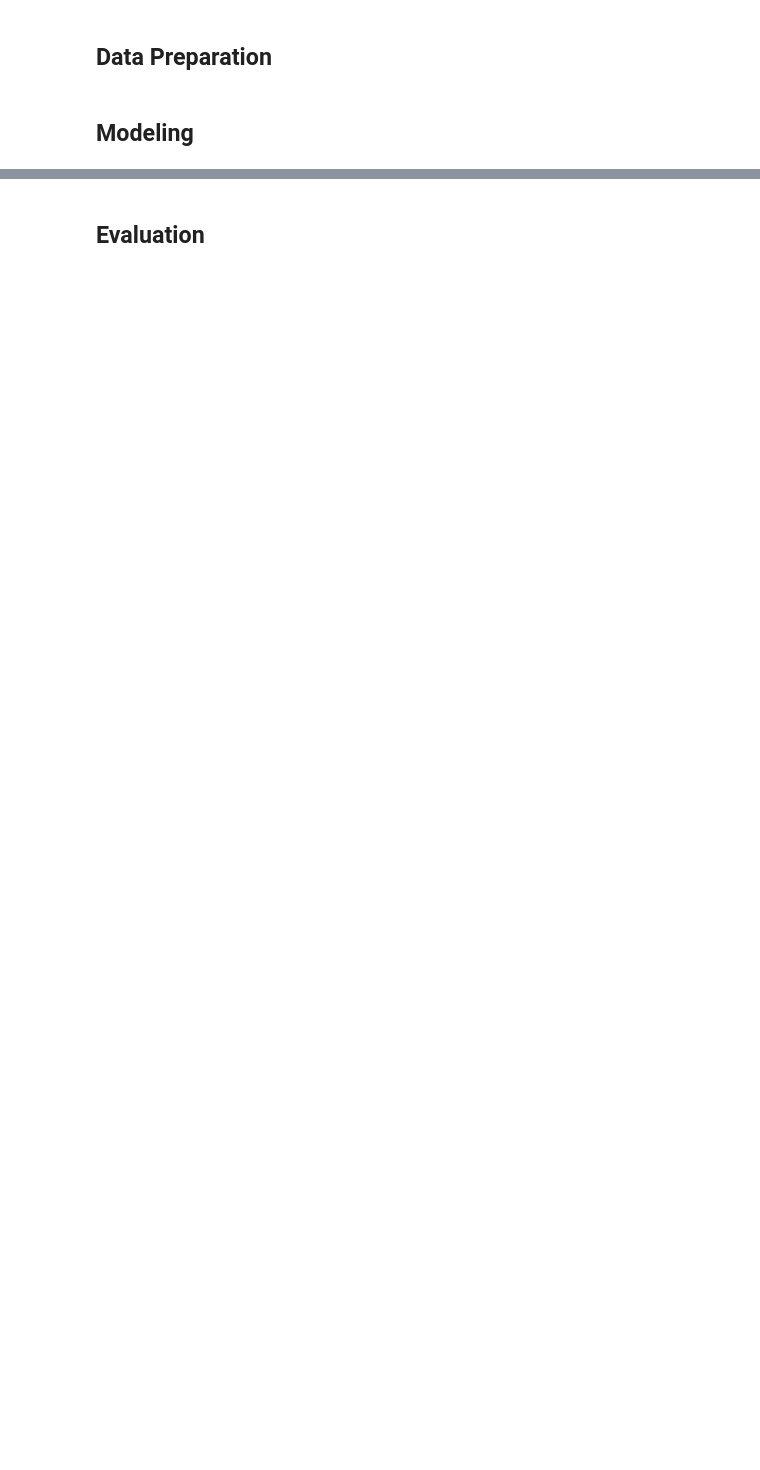
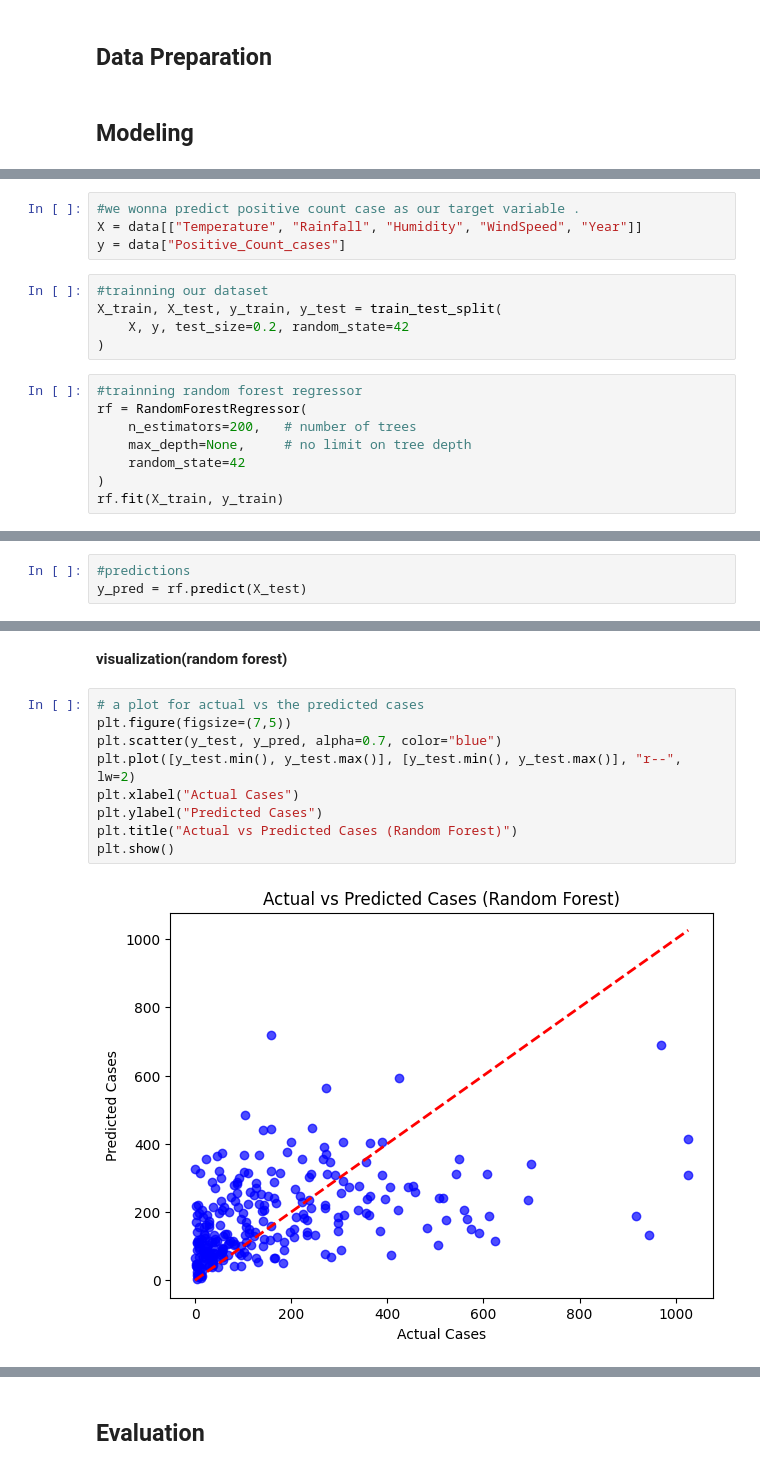
Before and after one commit to H-Rumenya/Malaria-Predictive-Model, a Jupyter notebook: Malaria_Predictive_Model.ipynb, the cells around one changed output, grey strips where cells are left out. Cells and saved outputs as stored; diff of their text form; blank space fills up the shorter version.

Commit message:
pushing random forest model by newton

```diff
--- a/Malaria_Predictive_Model.ipynb
+++ b/Malaria_Predictive_Model.ipynb
@@ -353,0 +378,17 @@ plt.show()
+# %%
+#we wonna predict positive count case as our target variable .
+X = data[["Temperature", "Rainfall", "Humidity", "WindSpeed", "Year"]]
+y = data["Positive_Count_cases"]
+# %%
+#trainning our dataset
+X_train, X_test, y_train, y_test = train_test_split(
+    X, y, test_size=0.2, random_state=42
+)
+# %%
+#trainning random forest regressor
+rf = RandomForestRegressor(
+    n_estimators=200,   # number of trees
+    max_depth=None,     # no limit on tree depth
+    random_state=42
+)
+rf.fit(X_train, y_train)
@@ -353,0 +397,3 @@ plt.show()
+# %%
+#predictions
+y_pred = rf.predict(X_test)
@@ -353,0 +435,13 @@ plt.show()
+# %% [markdown]
+**visualization(random forest)**
+# %%
+# a plot for actual vs the predicted cases
+plt.figure(figsize=(7,5))
+plt.scatter(y_test, y_pred, alpha=0.7, color="blue")
+plt.plot([y_test.min(), y_test.max()], [y_test.min(), y_test.max()], "r--", lw=2)
+plt.xlabel("Actual Cases")
+plt.ylabel("Predicted Cases")
+plt.title("Actual vs Predicted Cases (Random Forest)")
+plt.show()
+# %% [output]
+[figure, added]
```
Also changed, not shown: parts of 9 cells of this notebook.
